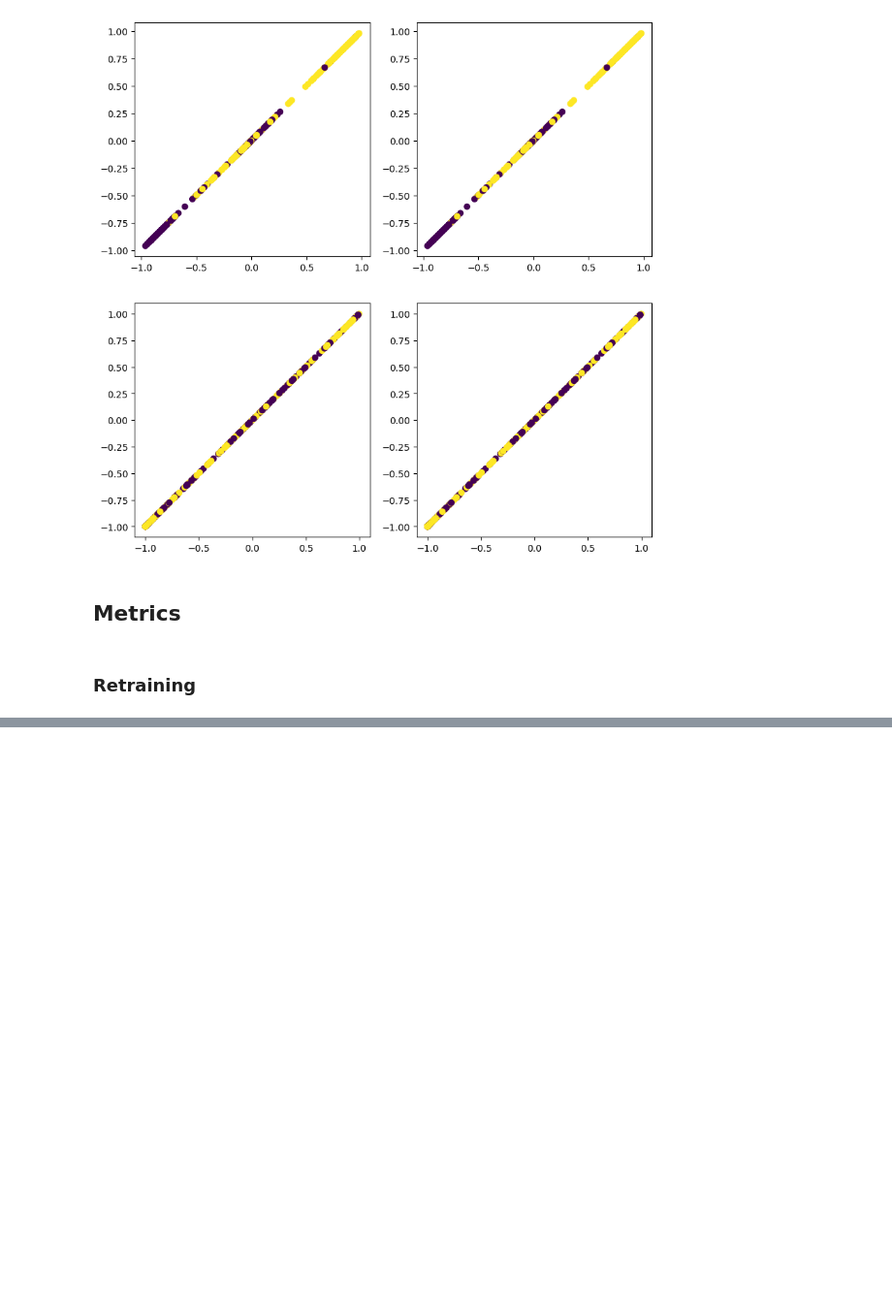
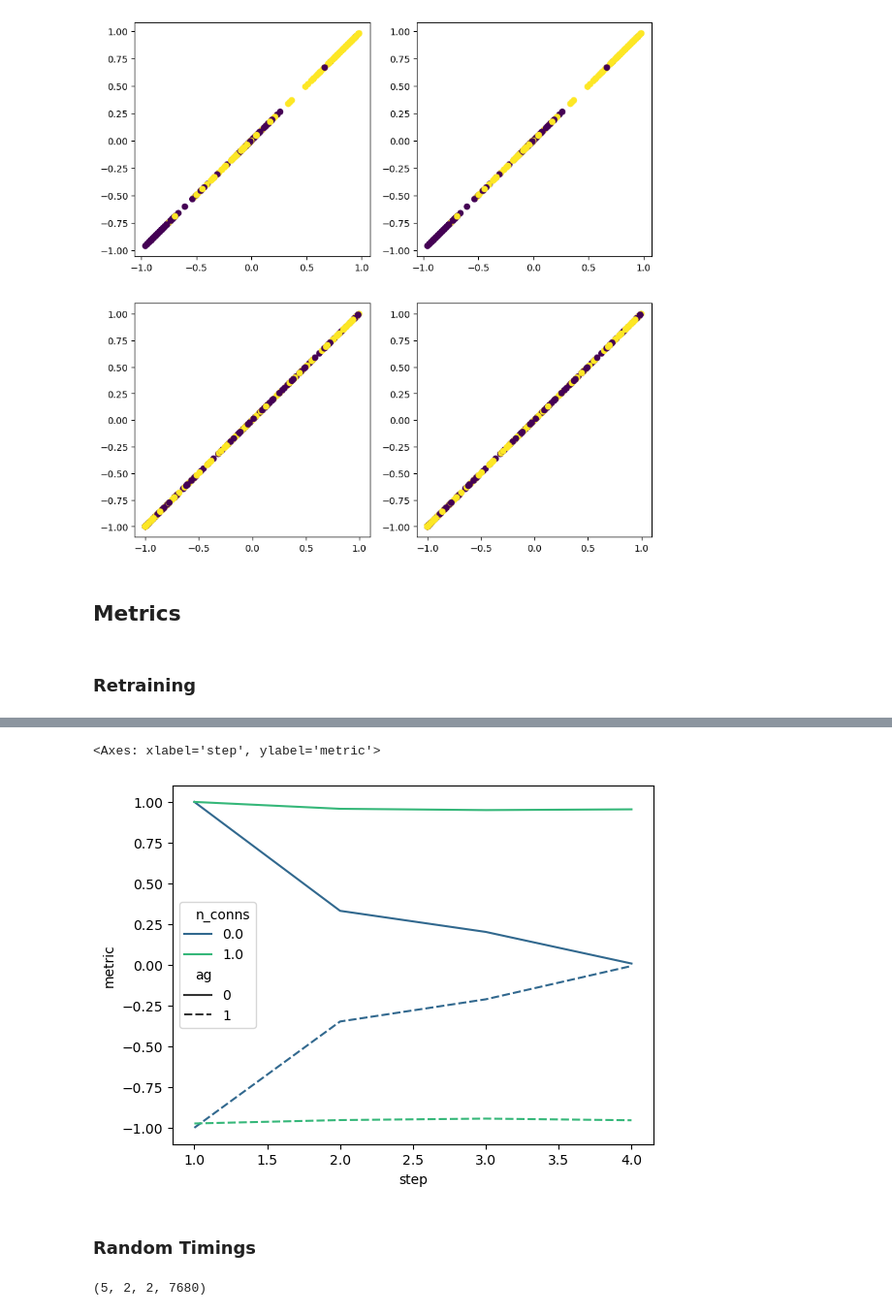
Before and after one commit to GabrielBena/specialization-dynamics, a Jupyter notebook: scripts/simple_code.ipynb, the cells around one changed output, grey strips where cells are left out. Shown at 97% size. Drawn from its saved outputs; the diff is of its cells as text; code cells hidden in the pictures; blank space fills up the shorter version.

```diff
--- a/scripts/simple_code.ipynb
+++ b/scripts/simple_code.ipynb
@@ -325,0 +514,26 @@ outs = model(data)[0]
+# %%
+retrain_ag_data = {k: [] for k in ["metric", "n_conns", "step", "ag"]}
+
+for r_accs, conns in zip(retrain_accs, n_conns):
+    for step, s_accs in enumerate(r_accs):
+        for ag, ag_accs in enumerate(s_accs[:2]):
+            retrain_ag_data["metric"].append(diff_metric(ag_accs))
+            retrain_ag_data["n_conns"].append(conns)
+            retrain_ag_data["step"].append(step)
+            retrain_ag_data["ag"].append(ag)
+
+retrain_ag_data = pd.DataFrame.from_dict(retrain_ag_data)
+# %%
+sns.lineplot(
+    data=retrain_ag_data,
+    x="step",
+    y="metric",
+    hue="n_conns",
+    style="ag",
+    palette="viridis",
+)
+# %% [output]
+<Axes: xlabel='step', ylabel='metric'>
+[figure, added]
+# %% [markdown]
+### Random Timings
@@ -325,0 +576,4 @@ outs = model(data)[0]
+# %%
+all_accs[n_conns[0]].shape
+# %% [output]
+(5, 2, 2, 7680)
```
Also changed, not shown: parts of 44 cells of this notebook, 4 other files.
